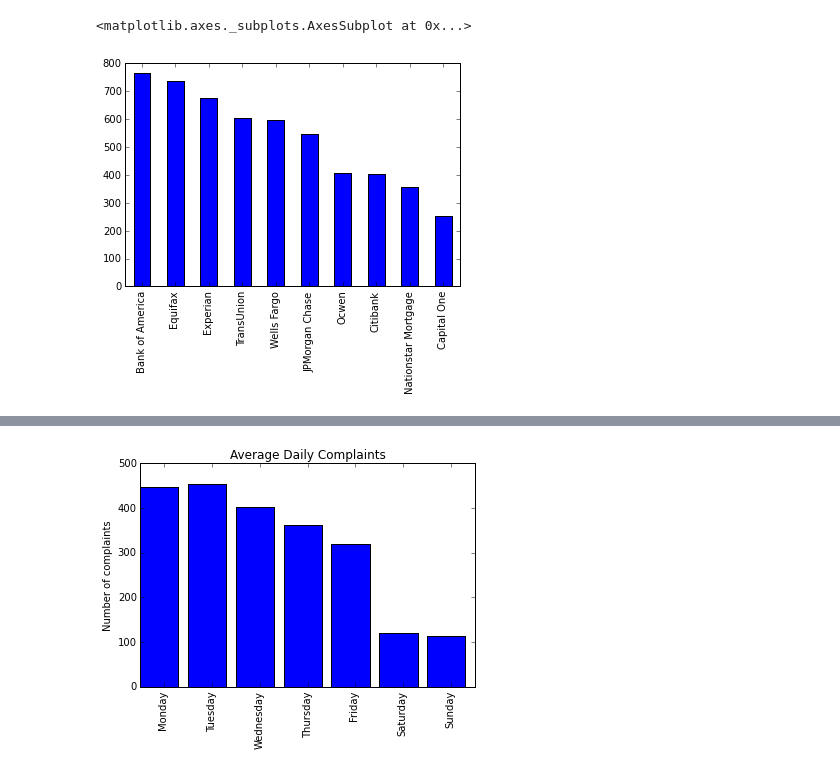
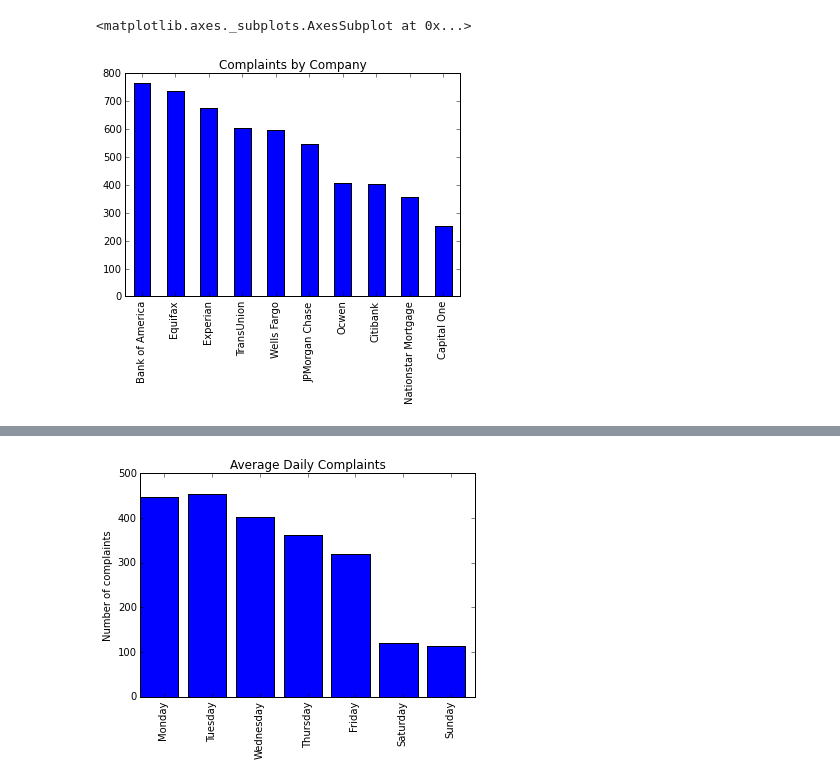
Before and after one commit to Shea-Wolfe/consumer-complaints, a Jupyter notebook: consumer_complaints.ipynb, the cells around one changed output, grey strips where cells are left out. Drawn from its saved outputs; the diff is of its cells as text; code cells hidden in the pictures.

Commit message:
Graph descriptions added.  README updated

```diff
--- a/consumer_complaints.ipynb
+++ b/consumer_complaints.ipynb
@@ -16,5 +21,5 @@ complaints.Product.value_counts().plot(kind='bar')
 # %%
-complaints.Company.value_counts()[:10].plot(kind='bar')
+complaints.Company.value_counts()[:10].plot(kind='bar', title='Complaints by Company')
 # %% [output]
 <matplotlib.axes._subplots.AxesSubplot at 0x...>
-[figure, old version]
+[figure, new version]
```
Also changed, not shown: parts of 6 cells of this notebook, 1 other file.
